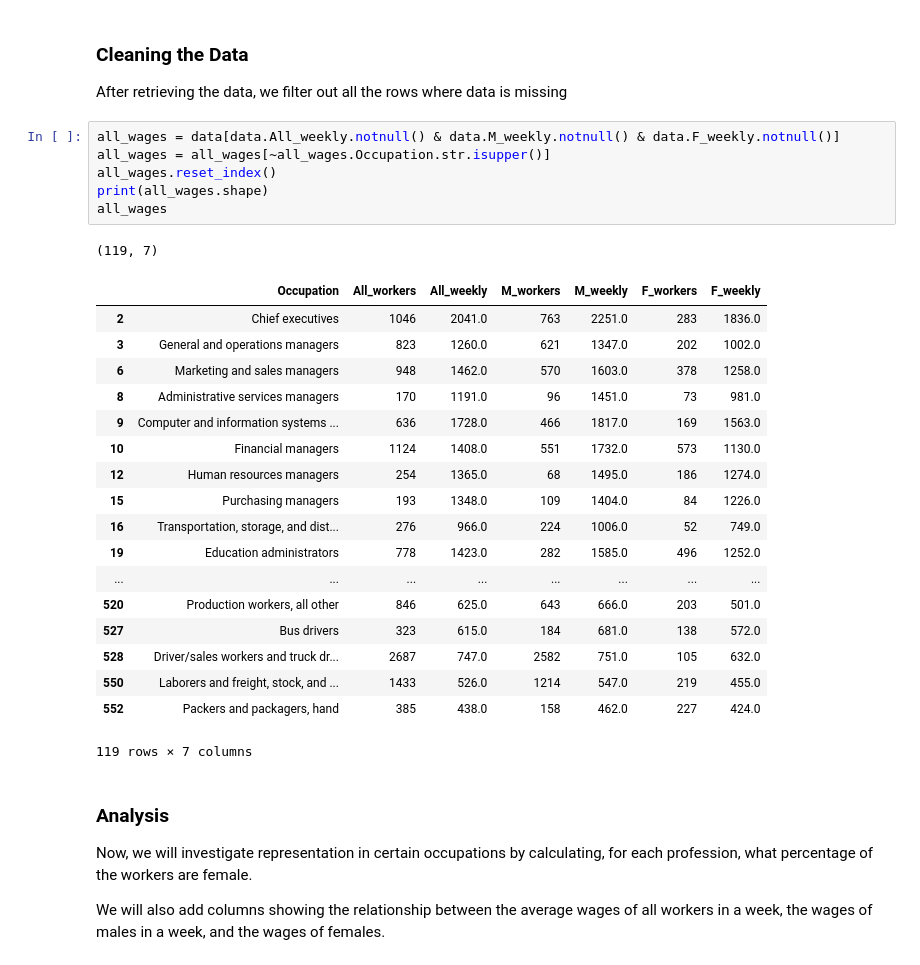
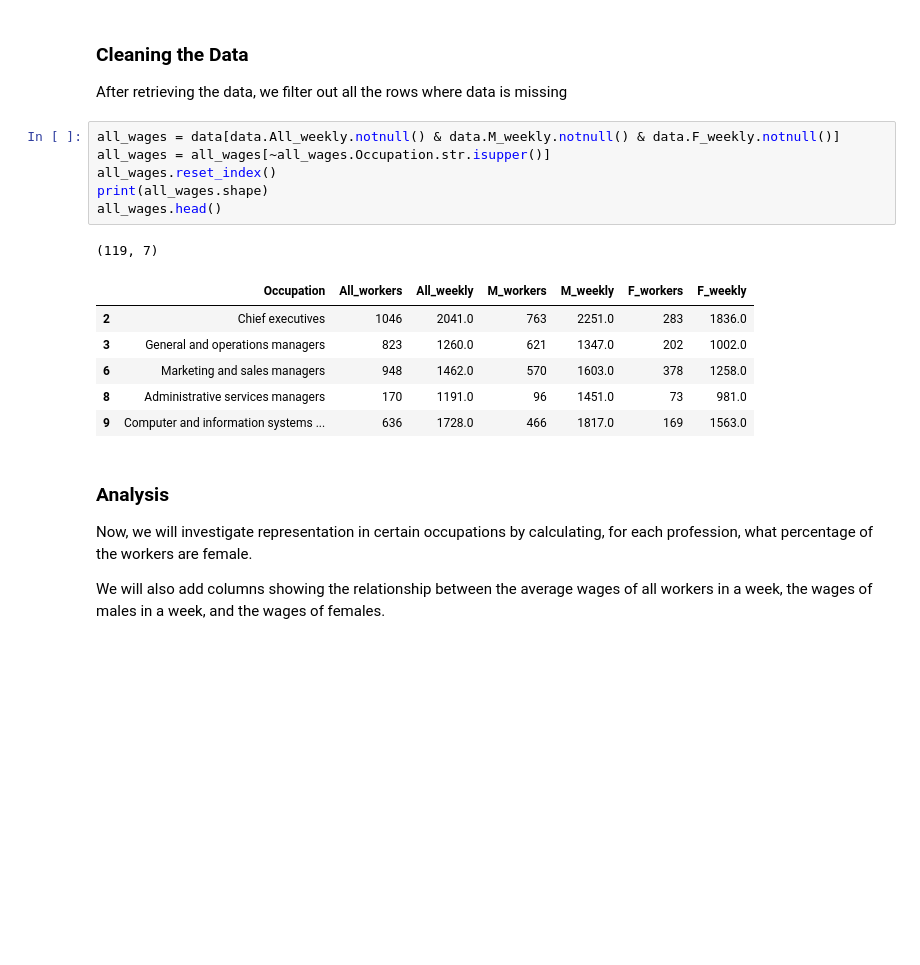
Before and after one commit to yhelen/fictional-octo-broccoli, a Jupyter notebook: analyzation-of-gender-pay-gap.ipynb, the cells around one changed output. Cells and saved outputs as stored; diff of their text form; blank space fills up the shorter version.

```diff
--- a/analyzation-of-gender-pay-gap.ipynb
+++ b/analyzation-of-gender-pay-gap.ipynb
@@ -34,29 +40,17 @@ After retrieving the data, we filter out all the rows where data is missing
 # %%
 all_wages = data[data.All_weekly.notnull() & data.M_weekly.notnull() & data.F_weekly.notnull()]
 all_wages = all_wages[~all_wages.Occupation.str.isupper()]
 all_wages.reset_index()
 print(all_wages.shape)
-all_wages
+all_wages.head()
 # %% [output]
 (119, 7)
 |  | Occupation | All_workers | All_weekly | M_workers | M_weekly | F_workers | F_weekly |
 | 2 | Chief executives | 1046 | 2041.0 | 763 | 2251.0 | 283 | 1836.0 |
 | 3 | General and operations managers | 823 | 1260.0 | 621 | 1347.0 | 202 | 1002.0 |
 | 6 | Marketing and sales managers | 948 | 1462.0 | 570 | 1603.0 | 378 | 1258.0 |
 | 8 | Administrative services managers | 170 | 1191.0 | 96 | 1451.0 | 73 | 981.0 |
 | 9 | Computer and information systems ... | 636 | 1728.0 | 466 | 1817.0 | 169 | 1563.0 |
-| 10 | Financial managers | 1124 | 1408.0 | 551 | 1732.0 | 573 | 1130.0 |
-| 12 | Human resources managers | 254 | 1365.0 | 68 | 1495.0 | 186 | 1274.0 |
-| 15 | Purchasing managers | 193 | 1348.0 | 109 | 1404.0 | 84 | 1226.0 |
-| 16 | Transportation, storage, and dist... | 276 | 966.0 | 224 | 1006.0 | 52 | 749.0 |
-| 19 | Education administrators | 778 | 1423.0 | 282 | 1585.0 | 496 | 1252.0 |
-| ... | ... | ... | ... | ... | ... | ... | ... |
-| 520 | Production workers, all other | 846 | 625.0 | 643 | 666.0 | 203 | 501.0 |
-| 527 | Bus drivers | 323 | 615.0 | 184 | 681.0 | 138 | 572.0 |
-| 528 | Driver/sales workers and truck dr... | 2687 | 747.0 | 2582 | 751.0 | 105 | 632.0 |
-| 550 | Laborers and freight, stock, and ... | 1433 | 526.0 | 1214 | 547.0 | 219 | 455.0 |
-| 552 | Packers and packagers, hand | 385 | 438.0 | 158 | 462.0 | 227 | 424.0 |
-119 rows × 7 columns
 # %% [markdown]
 ### Analysis
 Now, we will investigate representation in certain occupations by calculating, for each profession, what percentage of the workers are female.
```
Also changed, not shown: parts of 15 cells of this notebook.
